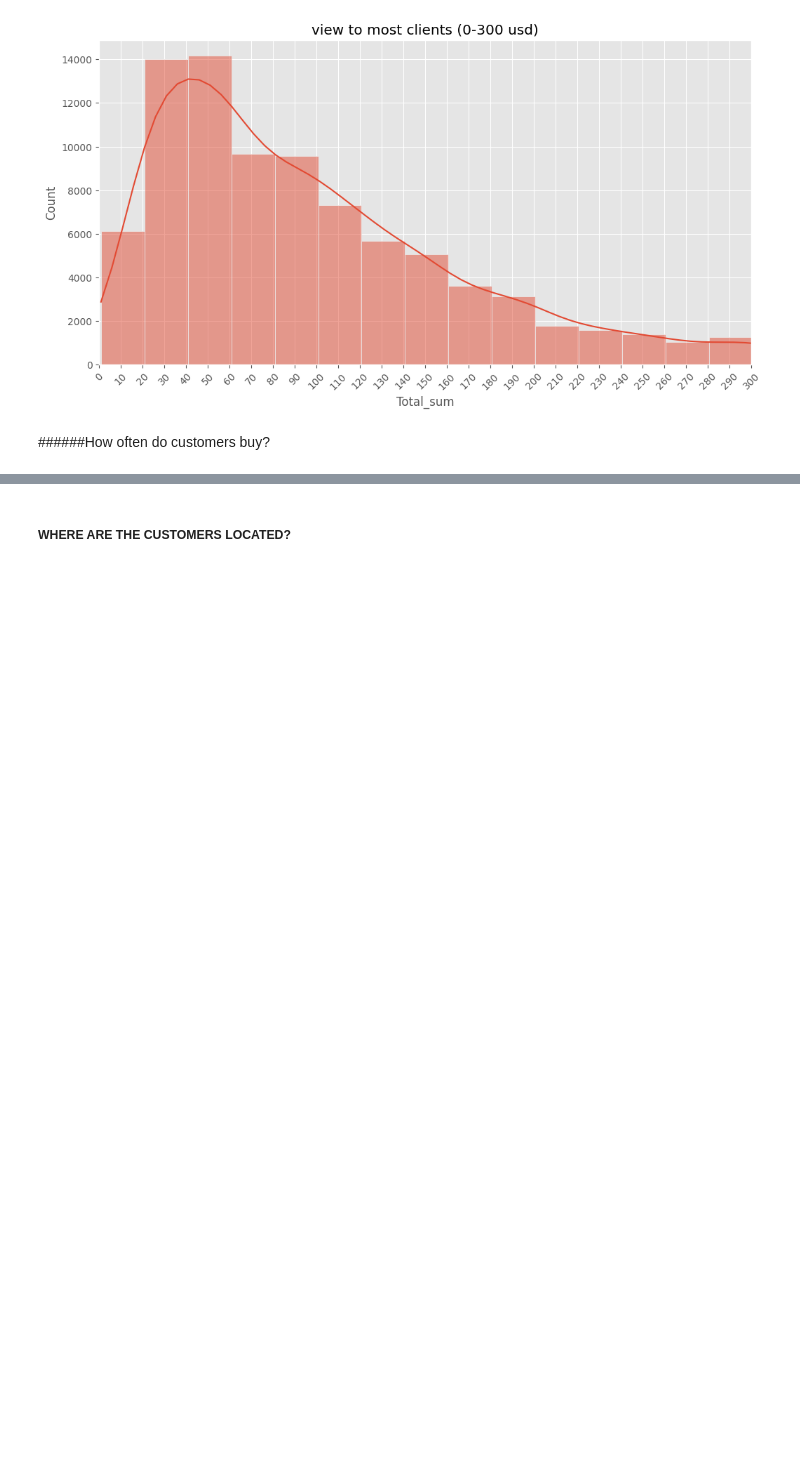
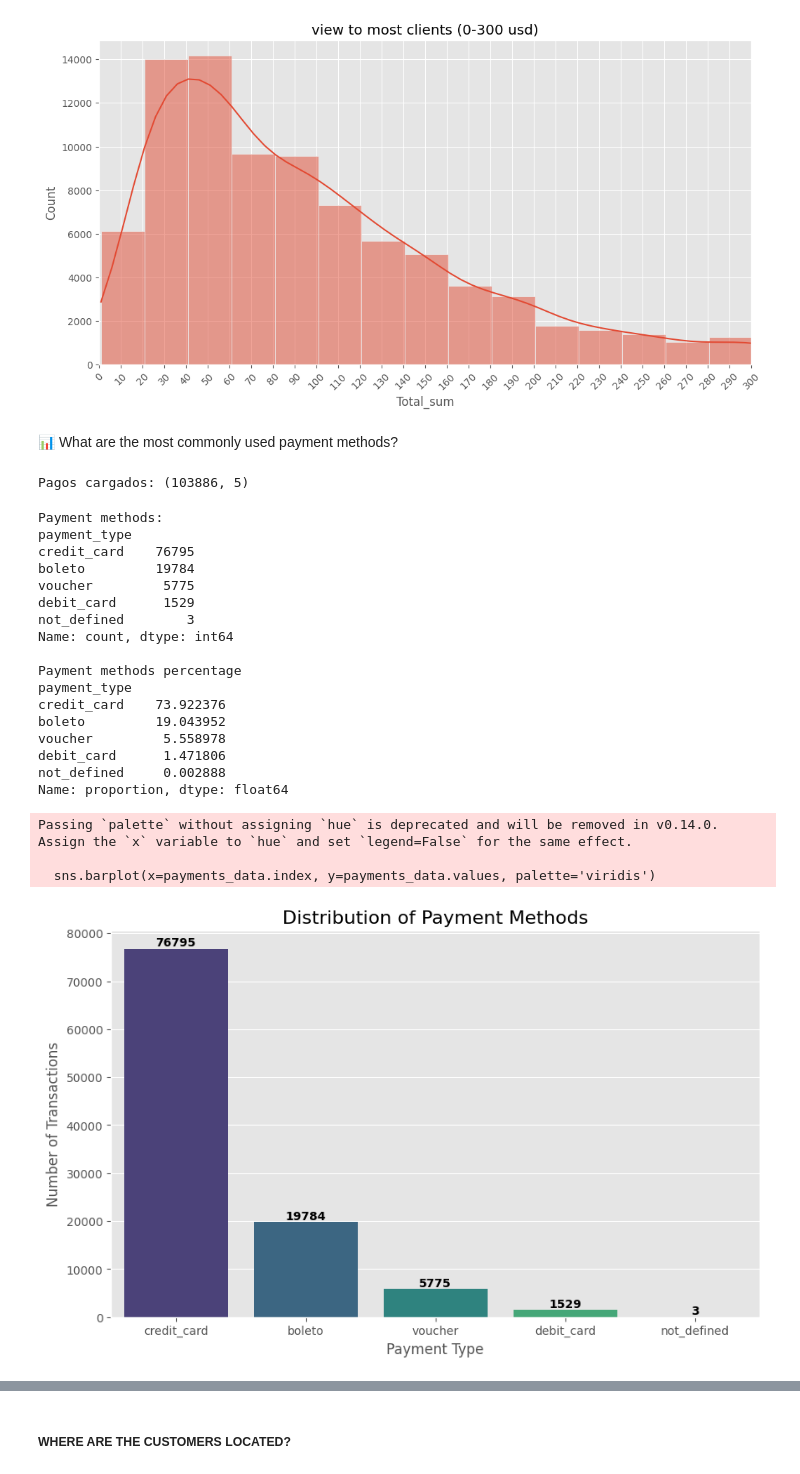
Before and after one commit to Vicksdev2/olist-ecommerce-analysis, a Jupyter notebook: proyect_olist.ipynb, the cells around one changed output, grey strips where cells are left out. Cells and saved outputs as stored; diff of their text form; code cells hidden in the pictures; blank space fills up the shorter version.

```diff
--- a/proyect_olist.ipynb
+++ b/proyect_olist.ipynb
@@ -280,5 +346,53 @@ plt.title('view to most clients (0-300 usd)')
 plt.show()
 # %% [output]
 [figure]
-# %% [markdown]
-######How often do customers buy?
+# %% [markdown]
+ 📊  What are the most commonly used payment methods?
+# %%
+payments = pd.read_csv('/content/drive/MyDrive/proyecto_olist_data/olist_order_payments_dataset.csv')
+print(f"Load Succesfully: {payments.shape}")
+# %% [output]
+Pagos cargados: (103886, 5)
+# %%
+payments_data = payments['payment_type'].value_counts()
+percentage_pay = payments['payment_type'].value_counts(normalize=True) * 100
+
+print("Payment methods:")
+print(payments_data)
+print("\nPayment methods percentage")
+print(percentage_pay)
+
+
+plt.figure(figsize=(10, 6))
+sns.barplot(x=payments_data.index, y=payments_data.values, palette='viridis')
+
+plt.title('Distribution of Payment Methods', fontsize=16)
+plt.xlabel('Payment Type', fontsize=12)
+plt.ylabel('Number of Transactions', fontsize=12)
+
+for i, v in enumerate(payments_data.values):
+    plt.text(i, v + 500, str(v), ha='center', fontweight='bold')
+
+plt.show()
+# %% [output]
+Payment methods:
+payment_type
+credit_card    76795
+boleto         19784
+voucher         5775
+debit_card      1529
+not_defined        3
+Name: count, dtype: int64
+
+Payment methods percentage
+payment_type
+credit_card    73.922376
+boleto         19.043952
+voucher         5.558978
+debit_card      1.471806
+not_defined     0.002888
+Name: proportion, dtype: float64
+Passing `palette` without assigning `hue` is deprecated and will be removed in v0.14.0. Assign the `x` variable to `hue` and set `legend=False` for the same effect.
+
+  sns.barplot(x=payments_data.index, y=payments_data.values, palette='viridis')
+[figure, added]
```
Also changed, not shown: parts of 65 cells of this notebook.
